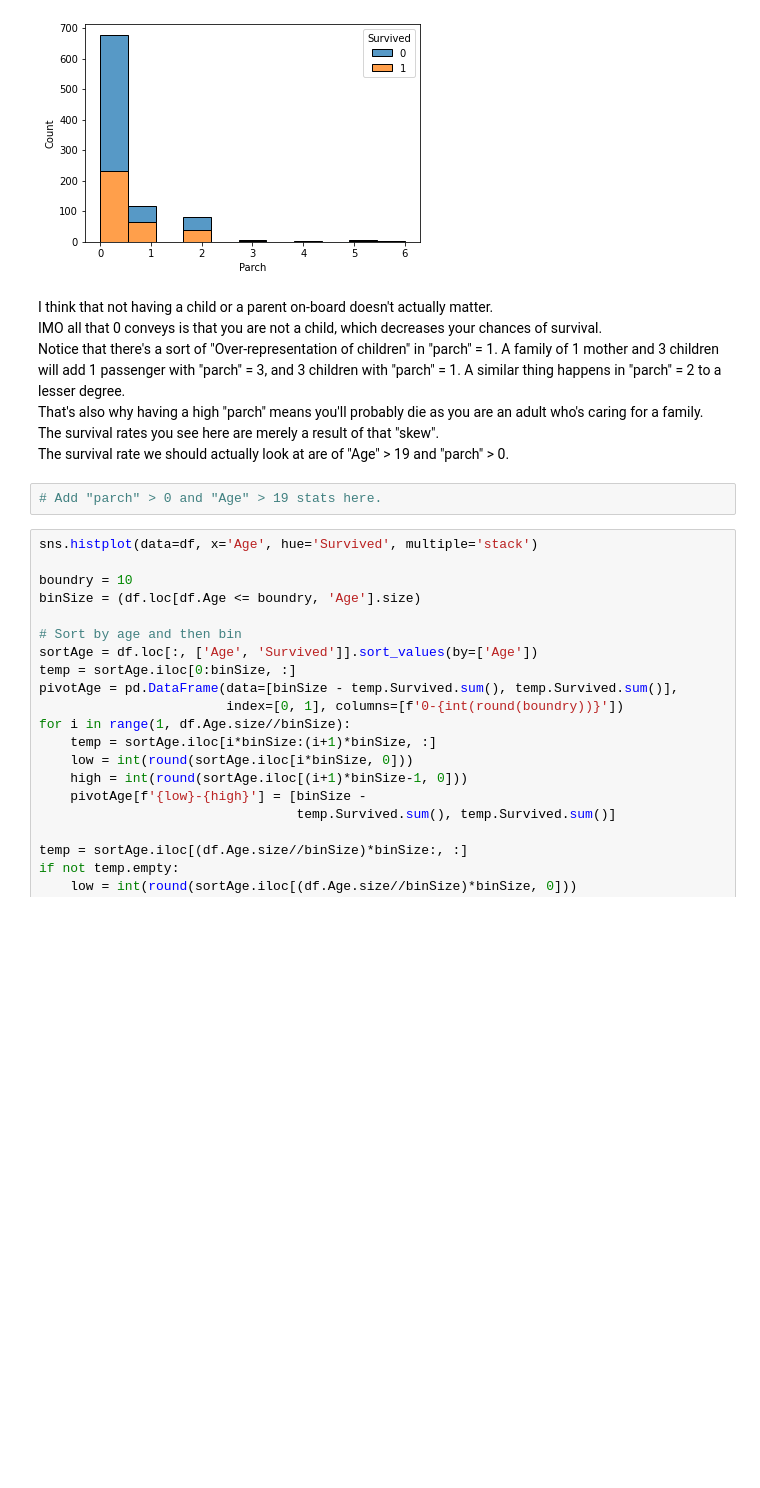
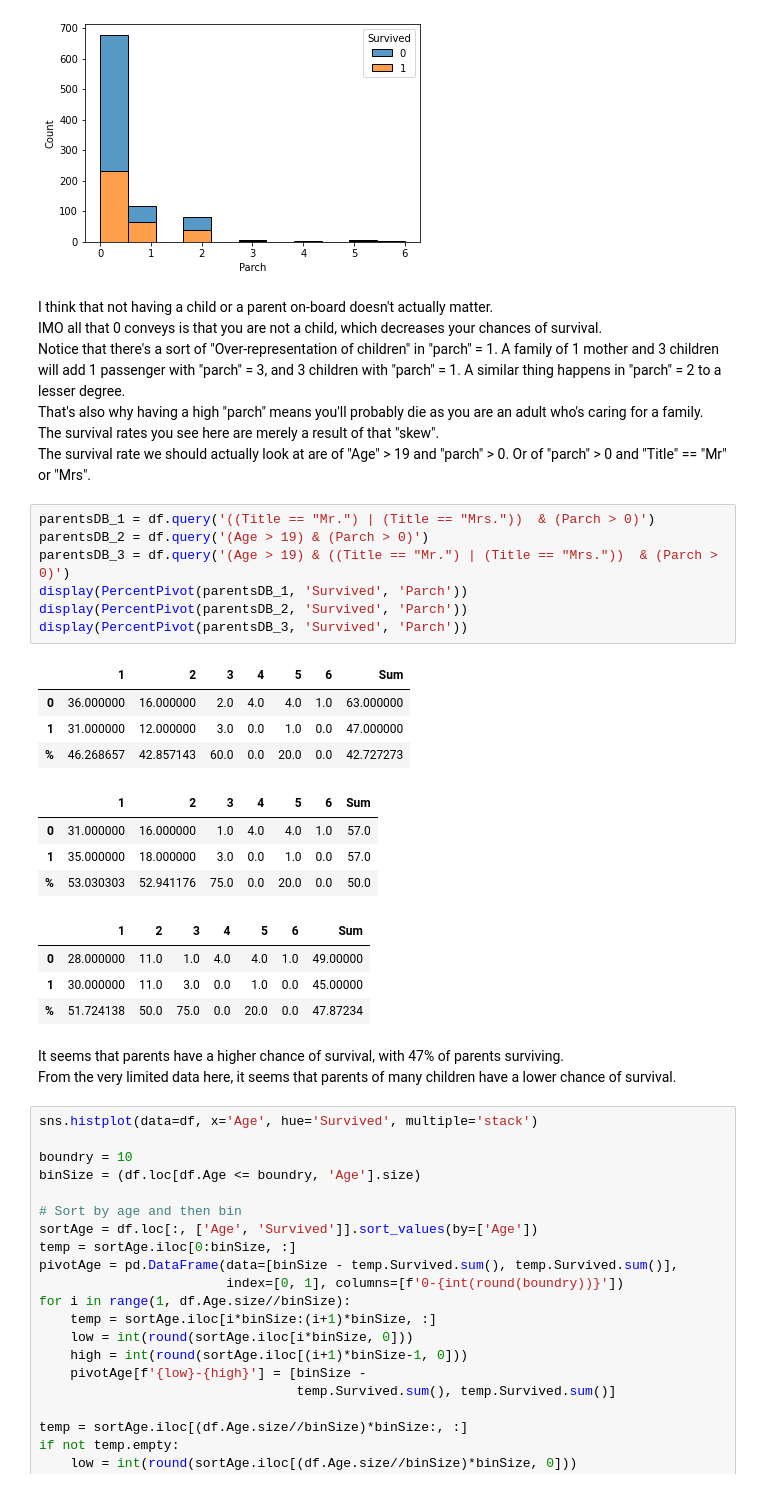
Before and after one commit to Alon-Shaaltiel/Titanic_ML, a Jupyter notebook: DataVisualizationAndPreprocessing.ipynb, the cells around one changed output. Cells and saved outputs as stored; diff of their text form; blank space fills up the shorter version.

```diff
--- a/DataVisualizationAndPreprocessing.ipynb
+++ b/DataVisualizationAndPreprocessing.ipynb
@@ -254,9 +254,30 @@ I think that not having a child or a parent on-board doesn't actually matter.
 <br>Notice that there's a sort of "Over-representation of children" in "parch" = 1. A family of 1 mother and 3 children will add 1 passenger with "parch" = 3, and 3 children with "parch" = 1. A similar thing happens in "parch" = 2 to a lesser degree.
 <br>That's also why having a high "parch" means you'll probably die as you are an adult who's caring for a family.
 <br>The survival rates you see here are merely a result of that "skew".
-<br>The survival rate we should actually look at are of "Age" > 19 and "parch" > 0.
+<br>The survival rate we should actually look at are of "Age" > 19 and "parch" > 0. Or of "parch" > 0 and "Title" == "Mr" or "Mrs".
-# %%
-# Add "parch" > 0 and "Age" > 19 stats here.
+# %%
+parentsDB_1 = df.query('((Title == "Mr.") | (Title == "Mrs."))  & (Parch > 0)')
+parentsDB_2 = df.query('(Age > 19) & (Parch > 0)')
+parentsDB_3 = df.query('(Age > 19) & ((Title == "Mr.") | (Title == "Mrs."))  & (Parch > 0)')
+display(PercentPivot(parentsDB_1, 'Survived', 'Parch'))
+display(PercentPivot(parentsDB_2, 'Survived', 'Parch'))
+display(PercentPivot(parentsDB_3, 'Survived', 'Parch'))
+# %% [output]
+|  | 1 | 2 | 3 | 4 | 5 | 6 | Sum |
+| 0 | 36.000000 | 16.000000 | 2.0 | 4.0 | 4.0 | 1.0 | 63.000000 |
+| 1 | 31.000000 | 12.000000 | 3.0 | 0.0 | 1.0 | 0.0 | 47.000000 |
+| % | 46.268657 | 42.857143 | 60.0 | 0.0 | 20.0 | 0.0 | 42.727273 |
+|  | 1 | 2 | 3 | 4 | 5 | 6 | Sum |
+| 0 | 31.000000 | 16.000000 | 1.0 | 4.0 | 4.0 | 1.0 | 57.0 |
+| 1 | 35.000000 | 18.000000 | 3.0 | 0.0 | 1.0 | 0.0 | 57.0 |
+| % | 53.030303 | 52.941176 | 75.0 | 0.0 | 20.0 | 0.0 | 50.0 |
+|  | 1 | 2 | 3 | 4 | 5 | 6 | Sum |
+| 0 | 28.000000 | 11.0 | 1.0 | 4.0 | 4.0 | 1.0 | 49.00000 |
+| 1 | 30.000000 | 11.0 | 3.0 | 0.0 | 1.0 | 0.0 | 45.00000 |
+| % | 51.724138 | 50.0 | 75.0 | 0.0 | 20.0 | 0.0 | 47.87234 |
+# %% [markdown]
+It seems that parents have a higher chance of survival, with 47% of parents surviving.
+From the very limited data here, it seems that parents of many children have a lower chance of survival.
 # %%
 sns.histplot(data=df, x='Age', hue='Survived', multiple='stack')
 
```
Also changed, not shown: parts of 7 cells of this notebook.
